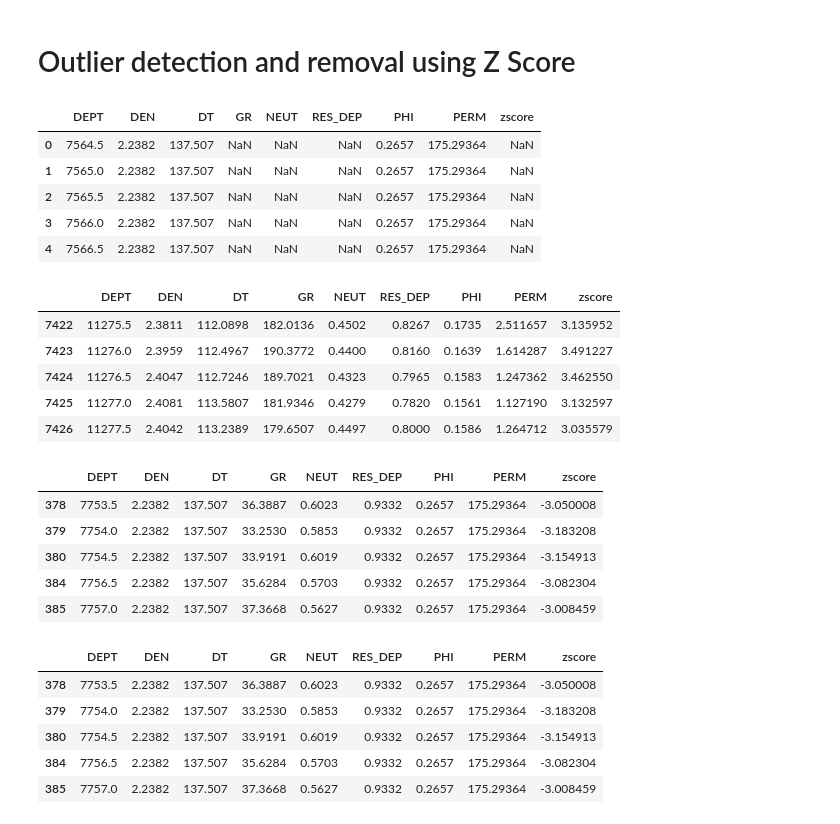
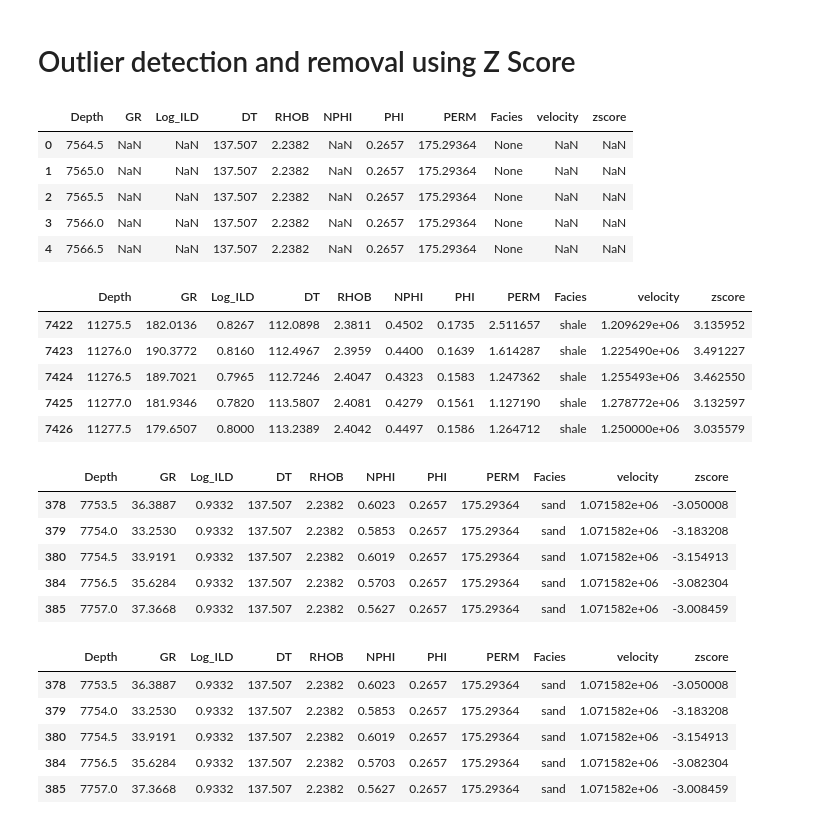
Before and after one commit to Egbetimmy/MSc-Project, a Jupyter notebook: data engineering.ipynb, the cells around one changed output. Saved outputs shown, nothing was run; the diff lists cells and outputs as text; code cells hidden in the pictures.

```diff
--- a/data engineering.ipynb
+++ b/data engineering.ipynb
@@ -30,0 +19,3 @@ data.head()
+# %%
+order = ['Depth', 'GR', 'Log_ILD', 'DT', 'RHOB', 'NPHI', 'PHI', 'PERM']
+data = rearrange_columns(df, order)
@@ -31,5 +31,5 @@ data.head()
 # %%
-data['Facies'] = facies_classification(data['Gamma Ray'])
+data['Facies'] = facies_classification(data['GR'])
 # %%
 data.head()
 # %% [output]
@@ -135,2 +70,0 @@ x.to_csv('data/well_4_ML.csv', index=False)
-# %%
-data = pd.read_csv('data/well_4_ML.csv')
@@ -195,40 +110,40 @@ df.GR.std()
 # %% [markdown]
 # Outlier detection and removal using Z Score
 # %%
-df['zscore'] = ( df.GR - df.GR.mean() ) / df.GR.std()
-df.head(5)
+data['zscore'] = ( data.GR - data.GR.mean() ) / data.GR.std()
+data.head(5)
 # %% [output]
-|  | DEPT | DEN | DT | GR | NEUT | RES_DEP | PHI | PERM | zscore |
-| 0 | 7564.5 | 2.2382 | 137.507 | NaN | NaN | NaN | 0.2657 | 175.29364 | NaN |
-| 1 | 7565.0 | 2.2382 | 137.507 | NaN | NaN | NaN | 0.2657 | 175.29364 | NaN |
-| 2 | 7565.5 | 2.2382 | 137.507 | NaN | NaN | NaN | 0.2657 | 175.29364 | NaN |
-| 3 | 7566.0 | 2.2382 | 137.507 | NaN | NaN | NaN | 0.2657 | 175.29364 | NaN |
-| 4 | 7566.5 | 2.2382 | 137.507 | NaN | NaN | NaN | 0.2657 | 175.29364 | NaN |
+|  | Depth | GR | Log_ILD | DT | RHOB | NPHI | PHI | PERM | Facies | velocity | zscore |
+| 0 | 7564.5 | NaN | NaN | 137.507 | 2.2382 | NaN | 0.2657 | 175.29364 | None | NaN | NaN |
+| 1 | 7565.0 | NaN | NaN | 137.507 | 2.2382 | NaN | 0.2657 | 175.29364 | None | NaN | NaN |
+| 2 | 7565.5 | NaN | NaN | 137.507 | 2.2382 | NaN | 0.2657 | 175.29364 | None | NaN | NaN |
+| 3 | 7566.0 | NaN | NaN | 137.507 | 2.2382 | NaN | 0.2657 | 175.29364 | None | NaN | NaN |
+| 4 | 7566.5 | NaN | NaN | 137.507 | 2.2382 | NaN | 0.2657 | 175.29364 | None | NaN | NaN |
 # %%
-df[df['zscore']>3].head()
+data[data['zscore']>3].head()
 # %% [output]
-|  | DEPT | DEN | DT | GR | NEUT | RES_DEP | PHI | PERM | zscore |
-| 7422 | 11275.5 | 2.3811 | 112.0898 | 182.0136 | 0.4502 | 0.8267 | 0.1735 | 2.511657 | 3.135952 |
-| 7423 | 11276.0 | 2.3959 | 112.4967 | 190.3772 | 0.4400 | 0.8160 | 0.1639 | 1.614287 | 3.491227 |
-| 7424 | 11276.5 | 2.4047 | 112.7246 | 189.7021 | 0.4323 | 0.7965 | 0.1583 | 1.247362 | 3.462550 |
-| 7425 | 11277.0 | 2.4081 | 113.5807 | 181.9346 | 0.4279 | 0.7820 | 0.1561 | 1.127190 | 3.132597 |
-| 7426 | 11277.5 | 2.4042 | 113.2389 | 179.6507 | 0.4497 | 0.8000 | 0.1586 | 1.264712 | 3.035579 |
+|  | Depth | GR | Log_ILD | DT | RHOB | NPHI | PHI | PERM | Facies | velocity | zscore |
+| 7422 | 11275.5 | 182.0136 | 0.8267 | 112.0898 | 2.3811 | 0.4502 | 0.1735 | 2.511657 | shale | 1.209629e+06 | 3.135952 |
+| 7423 | 11276.0 | 190.3772 | 0.8160 | 112.4967 | 2.3959 | 0.4400 | 0.1639 | 1.614287 | shale | 1.225490e+06 | 3.491227 |
+| 7424 | 11276.5 | 189.7021 | 0.7965 | 112.7246 | 2.4047 | 0.4323 | 0.1583 | 1.247362 | shale | 1.255493e+06 | 3.462550 |
+| 7425 | 11277.0 | 181.9346 | 0.7820 | 113.5807 | 2.4081 | 0.4279 | 0.1561 | 1.127190 | shale | 1.278772e+06 | 3.132597 |
+| 7426 | 11277.5 | 179.6507 | 0.8000 | 113.2389 | 2.4042 | 0.4497 | 0.1586 | 1.264712 | shale | 1.250000e+06 | 3.035579 |
 # %%
-df[df['zscore']<-3].head()
+data[data['zscore']<-3].head()
 # %% [output]
-|  | DEPT | DEN | DT | GR | NEUT | RES_DEP | PHI | PERM | zscore |
-| 378 | 7753.5 | 2.2382 | 137.507 | 36.3887 | 0.6023 | 0.9332 | 0.2657 | 175.29364 | -3.050008 |
-| 379 | 7754.0 | 2.2382 | 137.507 | 33.2530 | 0.5853 | 0.9332 | 0.2657 | 175.29364 | -3.183208 |
-| 380 | 7754.5 | 2.2382 | 137.507 | 33.9191 | 0.6019 | 0.9332 | 0.2657 | 175.29364 | -3.154913 |
-| 384 | 7756.5 | 2.2382 | 137.507 | 35.6284 | 0.5703 | 0.9332 | 0.2657 | 175.29364 | -3.082304 |
-| 385 | 7757.0 | 2.2382 | 137.507 | 37.3668 | 0.5627 | 0.9332 | 0.2657 | 175.29364 | -3.008459 |
+|  | Depth | GR | Log_ILD | DT | RHOB | NPHI | PHI | PERM | Facies | velocity | zscore |
+| 378 | 7753.5 | 36.3887 | 0.9332 | 137.507 | 2.2382 | 0.6023 | 0.2657 | 175.29364 | sand | 1.071582e+06 | -3.050008 |
+| 379 | 7754.0 | 33.2530 | 0.9332 | 137.507 | 2.2382 | 0.5853 | 0.2657 | 175.29364 | sand | 1.071582e+06 | -3.183208 |
+| 380 | 7754.5 | 33.9191 | 0.9332 | 137.507 | 2.2382 | 0.6019 | 0.2657 | 175.29364 | sand | 1.071582e+06 | -3.154913 |
+| 384 | 7756.5 | 35.6284 | 0.9332 | 137.507 | 2.2382 | 0.5703 | 0.2657 | 175.29364 | sand | 1.071582e+06 | -3.082304 |
+| 385 | 7757.0 | 37.3668 | 0.9332 | 137.507 | 2.2382 | 0.5627 | 0.2657 | 175.29364 | sand | 1.071582e+06 | -3.008459 |
 # %%
-df[(df.zscore<-3) | (df.zscore>3)].head()
+data[(data.zscore<-3) | (data.zscore>3)].head()
 # %% [output]
-|  | DEPT | DEN | DT | GR | NEUT | RES_DEP | PHI | PERM | zscore |
-| 378 | 7753.5 | 2.2382 | 137.507 | 36.3887 | 0.6023 | 0.9332 | 0.2657 | 175.29364 | -3.050008 |
-| 379 | 7754.0 | 2.2382 | 137.507 | 33.2530 | 0.5853 | 0.9332 | 0.2657 | 175.29364 | -3.183208 |
-| 380 | 7754.5 | 2.2382 | 137.507 | 33.9191 | 0.6019 | 0.9332 | 0.2657 | 175.29364 | -3.154913 |
-| 384 | 7756.5 | 2.2382 | 137.507 | 35.6284 | 0.5703 | 0.9332 | 0.2657 | 175.29364 | -3.082304 |
-| 385 | 7757.0 | 2.2382 | 137.507 | 37.3668 | 0.5627 | 0.9332 | 0.2657 | 175.29364 | -3.008459 |
+|  | Depth | GR | Log_ILD | DT | RHOB | NPHI | PHI | PERM | Facies | velocity | zscore |
+| 378 | 7753.5 | 36.3887 | 0.9332 | 137.507 | 2.2382 | 0.6023 | 0.2657 | 175.29364 | sand | 1.071582e+06 | -3.050008 |
+| 379 | 7754.0 | 33.2530 | 0.9332 | 137.507 | 2.2382 | 0.5853 | 0.2657 | 175.29364 | sand | 1.071582e+06 | -3.183208 |
+| 380 | 7754.5 | 33.9191 | 0.9332 | 137.507 | 2.2382 | 0.6019 | 0.2657 | 175.29364 | sand | 1.071582e+06 | -3.154913 |
+| 384 | 7756.5 | 35.6284 | 0.9332 | 137.507 | 2.2382 | 0.5703 | 0.2657 | 175.29364 | sand | 1.071582e+06 | -3.082304 |
+| 385 | 7757.0 | 37.3668 | 0.9332 | 137.507 | 2.2382 | 0.5627 | 0.2657 | 175.29364 | sand | 1.071582e+06 | -3.008459 |
 # %%
```
Also changed, not shown: parts of 41 cells of this notebook.
